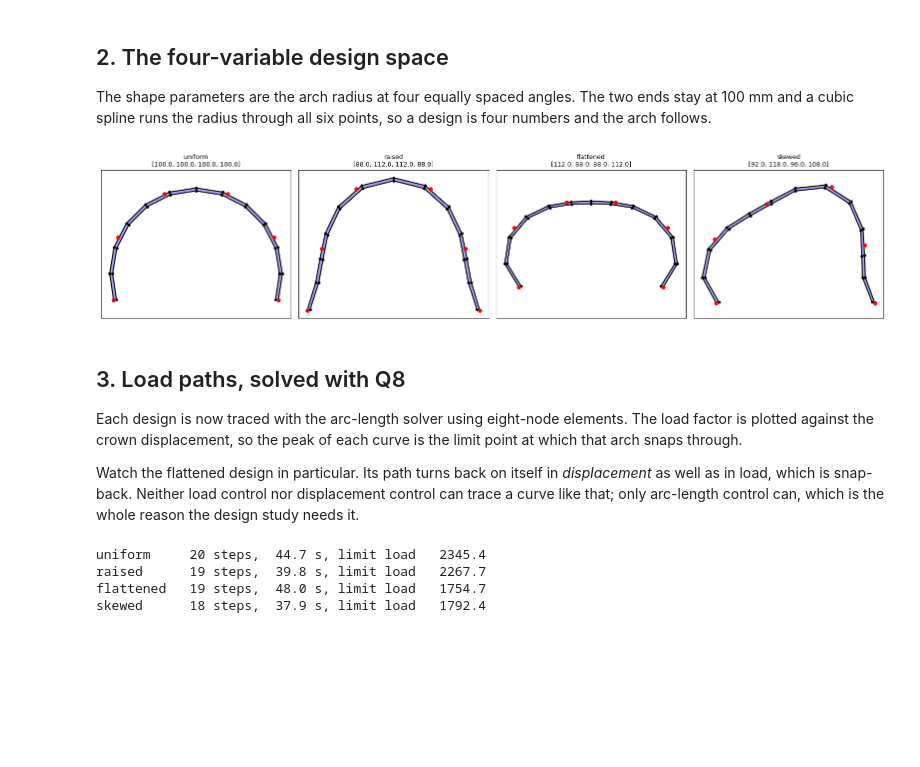
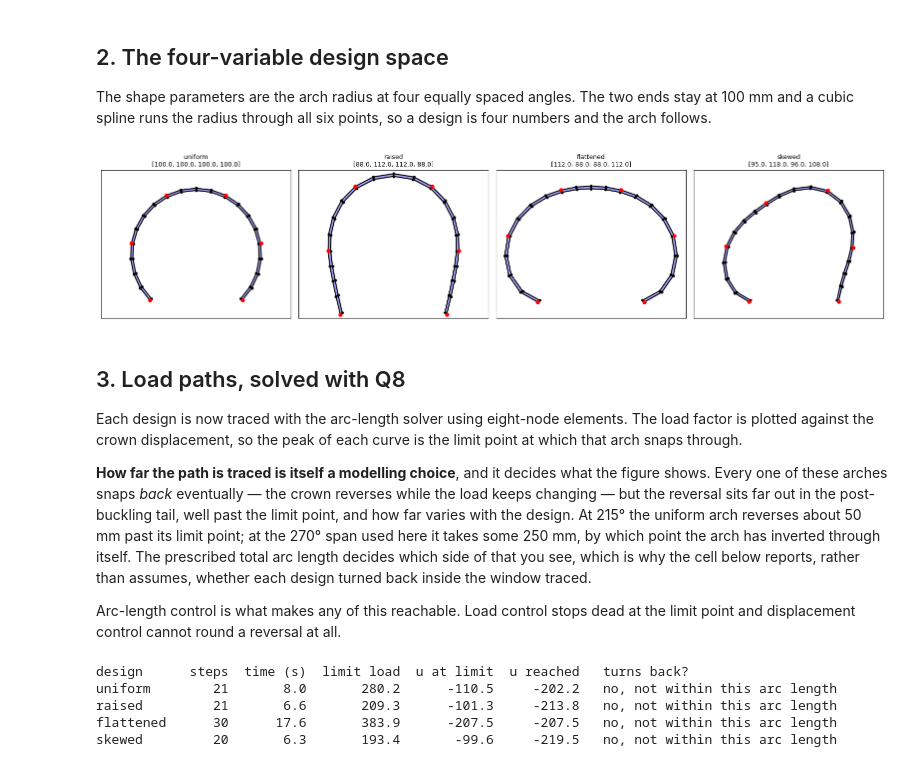
Before and after one commit to JohannBouwer/fem2d, a Jupyter notebook: research/ArcLengthControlledShapeDesign.ipynb, the cells around one changed output. Saved outputs shown, nothing was run; the diff lists cells and outputs as text; code cells hidden in the pictures; blank space fills up the shorter version.

```diff
--- a/research/ArcLengthControlledShapeDesign.ipynb
+++ b/research/ArcLengthControlledShapeDesign.ipynb
@@ -79,13 +114,12 @@ EA = 1e+06   EI = 1e+06
 # %%
-m = Arch('Q8', 12, [R]*4)
+m = Arch('Q8', ElNum, [R]*4)
 
 ax = Plotting.InitialMesh(m, alpha=0.35)
 ax.plot(m.VarPos[0], m.VarPos[1], 'ro', ms=7, label='design points')
 ax.plot(m.Nodes[m.LoadNode//2, 1], m.Nodes[m.LoadNode//2, 2], 'kv', ms=10, label='load')
-ax.set_title('215 degree arch, four design radii')
+ax.set_title(f'{Span:.0f} degree arch, four design radii')
 ax.legend(loc='lower center', fontsize=8)
 ax.figure.set_size_inches(6, 5)
-
 print(f'{m.Elements.shape[0]} elements, {m.Nodes.shape[0]} nodes, '
       f'{m.VariableNumber} design variables')
 # %% [output]
@@ -115,7 +149,7 @@ class CountCuts(logging.Handler):
 
 
 Total = 800.0
-Sweep = [160.0, 80.0, 40.0, 20.0, 10.0]
+Sweep = [640.0, 320.0, 160.0, 80.0, 40.0, 20.0, 10.0]
 Rows = []
 
 for ArcLength in Sweep:
@@ -190,22 +226,27 @@ numbers and the arch follows.
 # %%
 Designs = {
     'uniform':   [R, R, R, R],
     'raised':    [88.0, 112.0, 112.0, 88.0],
     'flattened': [112.0, 88.0, 88.0, 112.0],
-    'skewed':    [92.0, 118.0, 96.0, 108.0],
+    # The obvious skewed choice, 92 at the first station, cannot be traced: it
+    # runs into a very sharp limit point at an accumulated arc length of 1088
+    # that no amount of arc step cutting gets past. So do 91 and 93; 95 is fine.
+    # The paper reports the same thing, that parts of this design space produce
+    # load paths its solver could not follow.
+    'skewed':    [95.0, 118.0, 96.0, 108.0],
 }
 
 fig, axes = plt.subplots(1, 4, figsize=(16, 3.6))
 for ax, (Name, radii) in zip(axes, Designs.items(), strict=True):
-    m = Arch('Q8', 12, radii)
+    m = Arch('Q8', ElNum, radii)
     Plotting.InitialMesh(m, ax=ax, alpha=0.35)
     ax.plot(m.VarPos[0], m.VarPos[1], 'ro', ms=5)
     ax.set_title(f'{Name}\n{radii}', fontsize=9)
     ax.set_xticks([])
     ax.set_yticks([])
 plt.tight_layout()
 # %% [output]
-[figure, old version]
+[figure, new version]
 # %% [markdown]
 ## 3. Load paths, solved with Q8
 
@@ -213,26 +254,45 @@ Each design is now traced with the arc-length solver using eight-node elements.
 factor is plotted against the crown displacement, so the peak of each curve is the limit
 point at which that arch snaps through.
 
-Watch the flattened design in particular. Its path turns back on itself in
-*displacement* as well as in load, which is snap-back. Neither load control nor
-displacement control can trace a curve like that; only arc-length control can, which is
-the whole reason the design study needs it.
+**How far the path is traced is itself a modelling choice**, and it decides what the
+figure shows. Every one of these arches snaps *back* eventually — the crown reverses while
+the load keeps changing — but the reversal sits far out in the post-buckling tail, well
+past the limit point, and how far varies with the design. At 215° the uniform arch reverses
+about 50 mm past its limit point; at the 270° span used here it takes some 250 mm, by which
+point the arch has inverted through itself. The prescribed total arc length decides which
+side of that you see, which is why the cell below reports, rather than assumes, whether
+each design turned back inside the window traced.
+
+Arc-length control is what makes any of this reachable. Load control stops dead at the
+limit point and displacement control cannot round a reversal at all.
 # %%
 Paths = {}
+print(f"{'design':<11}{'steps':>6}{'time (s)':>10}{'limit load':>12}{'u at limit':>12}"
+      f"{'u reached':>11}   turns back?")
 for Name, radii in Designs.items():
-    m = Arch('Q8', 12, radii)
+    m = Arch('Q8', ElNum, radii)
     Start = time.perf_counter()
     with quiet():
-        ArcLengthSolver(m, ArcLength=50.0, TotalArcLength=900.0, tol=1e-6, MaxIter=9).Solve()
+        ArcLengthSolver(m, ArcLength=ArcStep, TotalArcLength=ArcTotal,
+                        tol=1e-6, MaxIter=9).Solve()
     Paths[Name] = m
+
     Lam = np.ravel(m.LoadValues)
-    print(f'{Name:<11} {len(Lam)-1:2d} steps, {time.perf_counter()-Start:5.1f} s, '
-          f'limit load {Lam.max():8.1f}')
+    U = m.AllU[m.LoadNode, :]
+    Peak = int(np.argmax(Lam))
+    # A reversal in the crown displacement is snap-back; report it from the data
+    # rather than asserting it, since it depends on how far the path was traced.
+    Back = np.flatnonzero(np.diff(U) > 0)
+    Turns = (f'yes, {U[-1] - U.min():.1f} mm at u={U.min():.1f}' if len(Back)
+             else 'no, not within this arc length')
+    print(f'{Name:<11}{len(Lam)-1:>6}{time.perf_counter()-Start:>10.1f}{Lam.max():>12.1f}'
+          f'{U[Peak]:>12.1f}{U.min():>11.1f}   {Turns}')
 # %% [output]
-uniform     20 steps,  44.7 s, limit load   2345.4
-raised      19 steps,  39.8 s, limit load   2267.7
-flattened   19 steps,  48.0 s, limit load   1754.7
-skewed      18 steps,  37.9 s, limit load   1792.4
+design      steps  time (s)  limit load  u at limit  u reached   turns back?
+uniform        21       8.0       280.2      -110.5     -202.2   no, not within this arc length
+raised         21       6.6       209.3      -101.3     -213.8   no, not within this arc length
+flattened      30      17.6       383.9      -207.5     -207.5   no, not within this arc length
+skewed         20       6.3       193.4       -99.6     -219.5   no, not within this arc length
 # %%
 fig, ax = plt.subplots(figsize=(7, 4.5))
 for Name, m in Paths.items():
```
Also changed, not shown: parts of 18 cells of this notebook, 7 other files.
